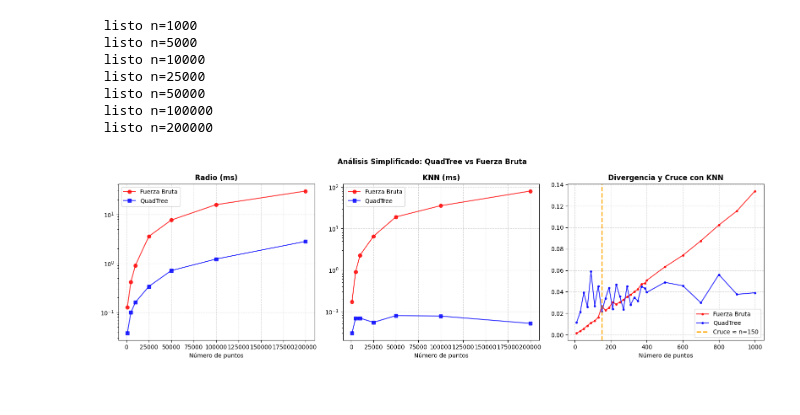
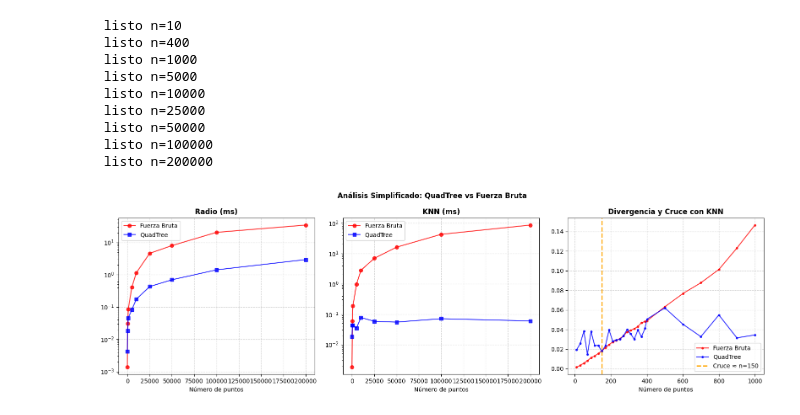
Before and after one commit to PaLuRoBu0809/QuadTrees_Laboratorio-3, a Jupyter notebook: analisis.ipynb, the cells around one changed output. Drawn from its saved outputs; the diff is of its cells as text; code cells hidden in the pictures.

```diff
--- a/analisis.ipynb
+++ b/analisis.ipynb
@@ -43,7 +43,7 @@ def medir(fn, repeticiones=10):
 
 """funcion para ejecutar las pruebas entre quadtree y fuerza bruta para radio y KNN como pequeños y grandes tamaños de n"""
 def ejecutar_pruebas():
-    tam_grandes = [1000, 5000, 10000, 25000, 50000, 100000, 200000]
+    tam_grandes = [10, 400, 1000, 5000, 10000, 25000, 50000, 100000, 200000]
 
     #saltos largos hasta 1k para ver la separación
     tam_peq = list(range(10, 400, 20)) + list(range(400, 1001, 100))
@@ -95,31 +95,33 @@ if __name__ == "__main__":
         ax.plot(tg, res[k_q], '-bs', label="QuadTree", alpha=0.8)
         ax.set_yscale("log")
         ax.set_title(titulo, fontweight="bold")
 
     # Gráfica del punto de cruce (hasta 1k)
     ax3.plot(tp, cb, '-r', marker='.', label="Fuerza Bruta", alpha=0.8)
     ax3.plot(tp, cq, '-b', marker='.', label="QuadTree", alpha=0.8)
 
     # Dibujar la línea del punto de cruce si se detectó
     if cruce_n:
         ax3.axvline(cruce_n, color="orange", linestyle="--", linewidth=2, label=f"Cruce ≈ n={cruce_n}")
 
     ax3.set_title("Divergencia y Cruce con KNN", fontweight="bold")
 
     # Aplicar formato a todas
     for ax in (ax1, ax2, ax3):
         ax.set_xlabel("Número de puntos")
         ax.legend()
         ax.grid(True, linestyle="--", alpha=0.5)
 
     plt.tight_layout()
     plt.show()
 # %% [output]
+ listo n=10
+ listo n=400
  listo n=1000
  listo n=5000
  listo n=10000
  listo n=25000
  listo n=50000
  listo n=100000
  listo n=200000
-[figure, old version]
+[figure, new version]
```
Also changed, not shown: parts of 1 cell of this notebook.
